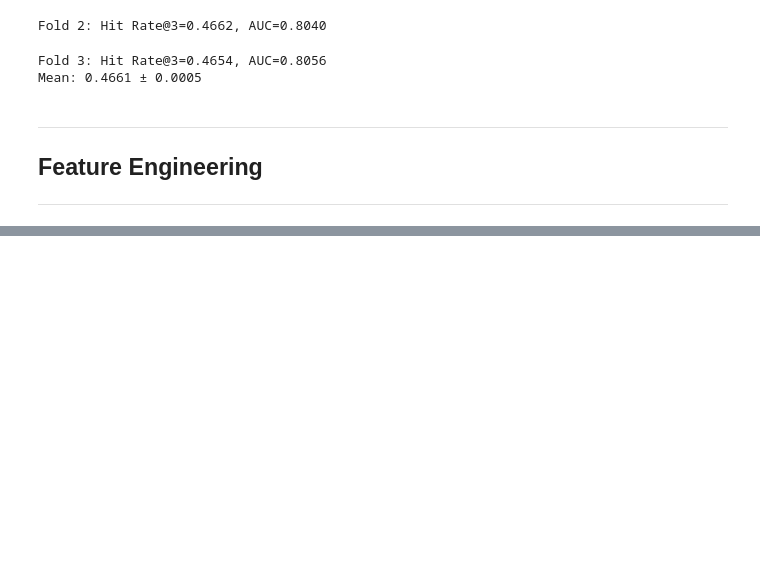
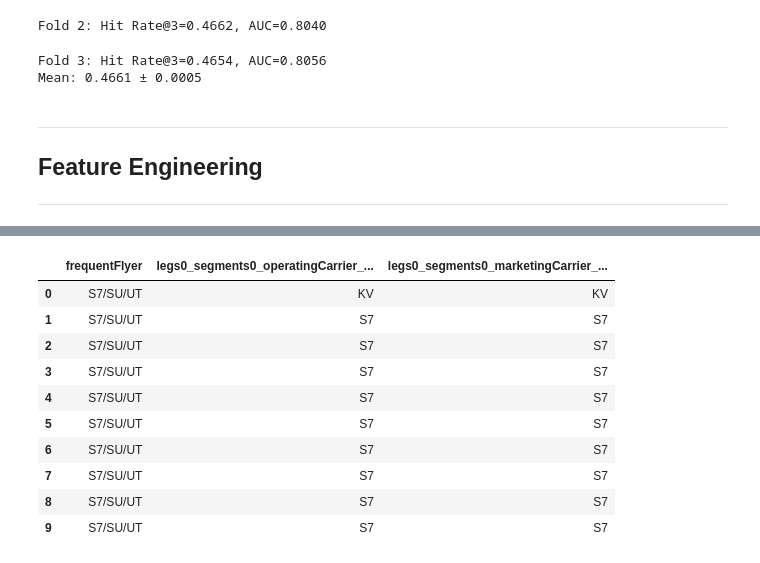
Before and after one commit to brocolies/pred_aeroclub, a Jupyter notebook: notebook/fe.ipynb, the cells around one changed output, grey strips where cells are left out. Saved outputs shown, nothing was run; the diff lists cells and outputs as text; code cells hidden in the pictures; blank space fills up the shorter version.

```diff
--- a/notebook/fe.ipynb
+++ b/notebook/fe.ipynb
@@ -25,5 +26,5 @@ from src.run import *
 # %%
-train_df = pipeline()
+train_df = basic_data_pipeline()
 # %% [output]
 Train shape: (18145372, 126)
 Mem. usage decreased to 13843.82 Mb (19.2% reduction)
@@ -40,0 +53,18 @@ Mean: 0.4661 ± 0.0005
+# %%
+train_df = fe_columns(train_df)
+# %%
+pd.reset_option('display.max_columns')
+pd.set_option('display.max_columns', None)
+train_df[['frequentFlyer', 'legs0_segments0_operatingCarrier_code', 'legs0_segments0_marketingCarrier_code']].head(10)
+# %% [output]
+|  | frequentFlyer | legs0_segments0_operatingCarrier_... | legs0_segments0_marketingCarrier_... |
+| 0 | S7/SU/UT | KV | KV |
+| 1 | S7/SU/UT | S7 | S7 |
+| 2 | S7/SU/UT | S7 | S7 |
+| 3 | S7/SU/UT | S7 | S7 |
+| 4 | S7/SU/UT | S7 | S7 |
+| 5 | S7/SU/UT | S7 | S7 |
+| 6 | S7/SU/UT | S7 | S7 |
+| 7 | S7/SU/UT | S7 | S7 |
+| 8 | S7/SU/UT | S7 | S7 |
+| 9 | S7/SU/UT | S7 | S7 |
```
Also changed, not shown: parts of 17 cells of this notebook, 5 other files.
